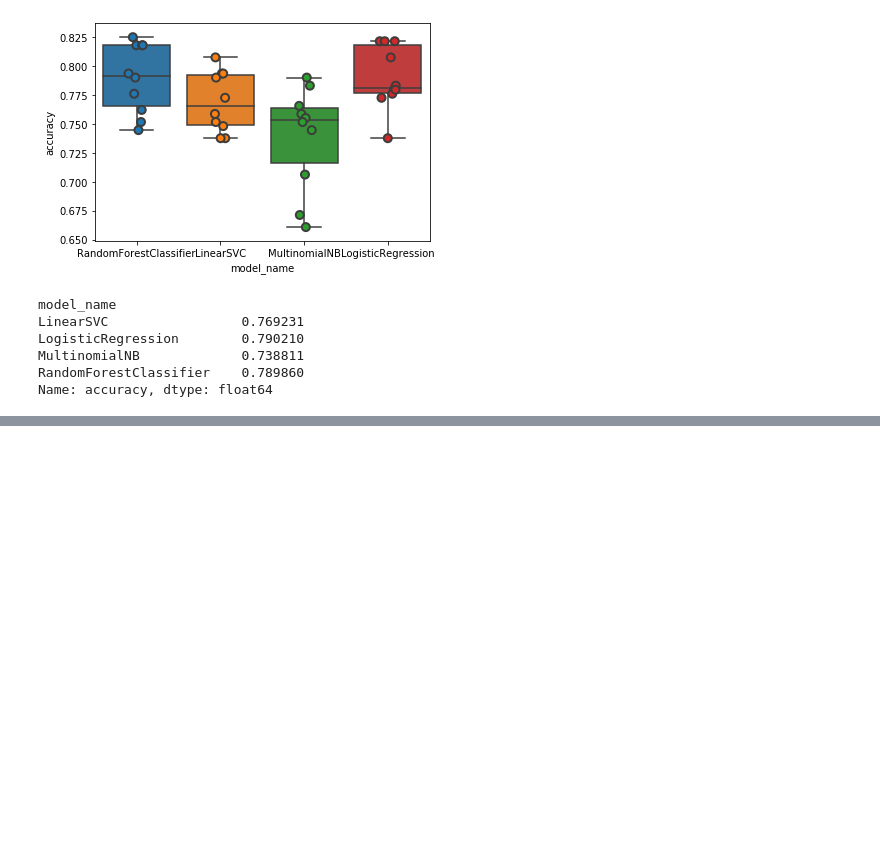
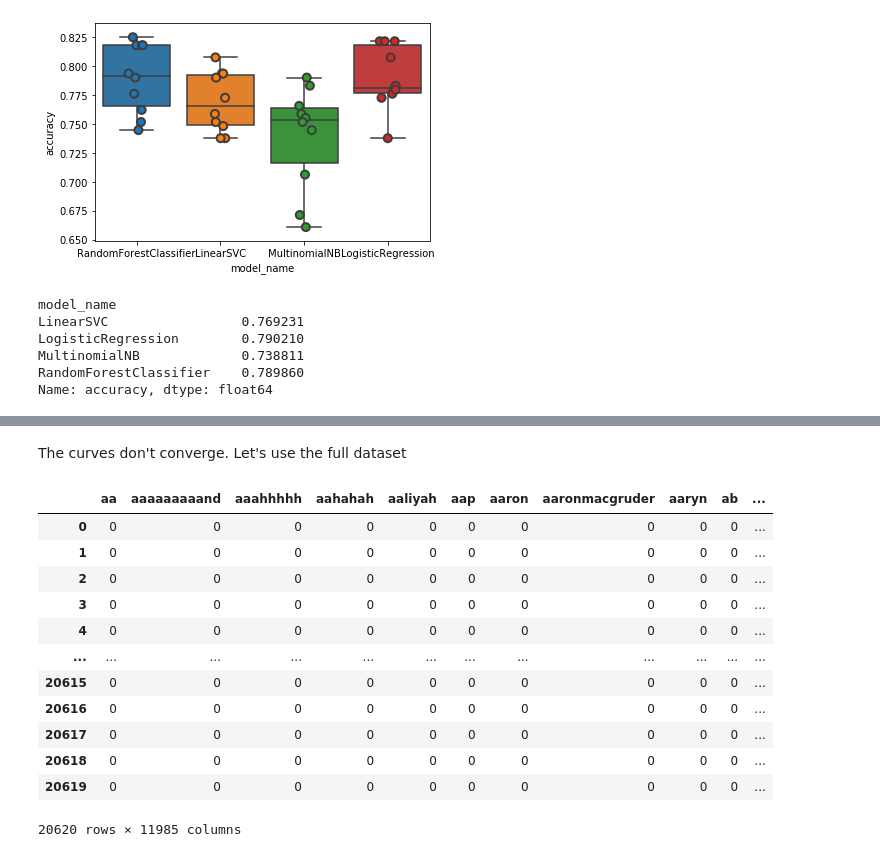
Before and after one commit to sheensta/twitter_hate_speech, a Jupyter notebook: notebooks/Week3 ML Implementation.ipynb, the cells around one changed output, grey strips where cells are left out. Cells and saved outputs as stored; diff of their text form; code cells hidden in the pictures; blank space fills up the shorter version.

```diff
--- a/notebooks/Week3 ML Implementation.ipynb
+++ b/notebooks/Week3 ML Implementation.ipynb
@@ -108,0 +109,6 @@ plt.legend()
+# %% [markdown]
+The curves don't converge. Let's use the full dataset
+# %%
+df_full = pd.read_csv('full_tfidf_df.csv')
+# %%
+df_full.drop(columns=['Unnamed: 0'], inplace=True)
@@ -108,0 +119,16 @@ plt.legend()
+# %%
+df_full
+# %% [output]
+|  | aa | aaaaaaaaand | aaahhhhh | aahahah | aaliyah | aap | aaron | aaronmacgruder | aaryn | ab | ... |
+| 0 | 0 | 0 | 0 | 0 | 0 | 0 | 0 | 0 | 0 | 0 | ... |
+| 1 | 0 | 0 | 0 | 0 | 0 | 0 | 0 | 0 | 0 | 0 | ... |
+| 2 | 0 | 0 | 0 | 0 | 0 | 0 | 0 | 0 | 0 | 0 | ... |
+| 3 | 0 | 0 | 0 | 0 | 0 | 0 | 0 | 0 | 0 | 0 | ... |
+| 4 | 0 | 0 | 0 | 0 | 0 | 0 | 0 | 0 | 0 | 0 | ... |
+| ... | ... | ... | ... | ... | ... | ... | ... | ... | ... | ... | ... |
+| 20615 | 0 | 0 | 0 | 0 | 0 | 0 | 0 | 0 | 0 | 0 | ... |
+| 20616 | 0 | 0 | 0 | 0 | 0 | 0 | 0 | 0 | 0 | 0 | ... |
+| 20617 | 0 | 0 | 0 | 0 | 0 | 0 | 0 | 0 | 0 | 0 | ... |
+| 20618 | 0 | 0 | 0 | 0 | 0 | 0 | 0 | 0 | 0 | 0 | ... |
+| 20619 | 0 | 0 | 0 | 0 | 0 | 0 | 0 | 0 | 0 | 0 | ... |
+20620 rows × 11985 columns
```
Also changed, not shown: parts of 10 cells of this notebook, 1 other file.
